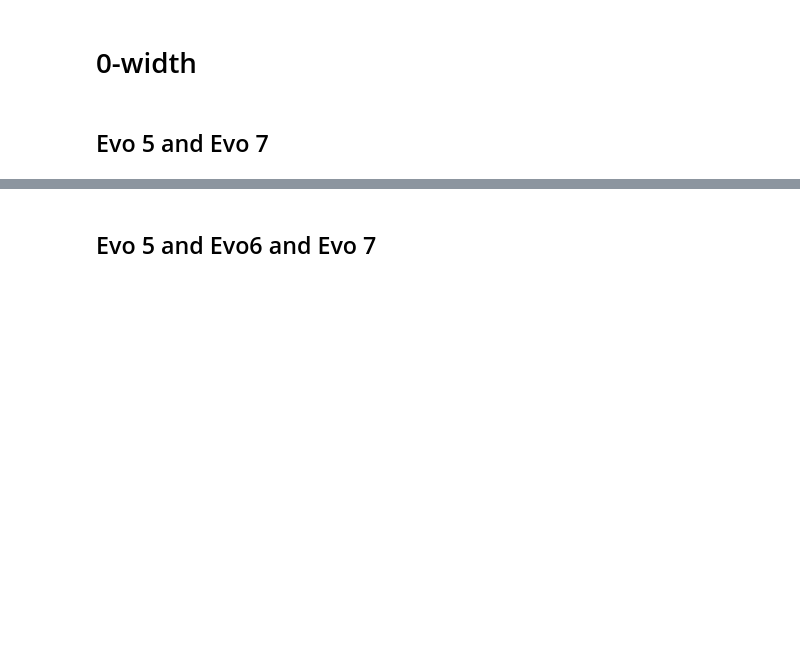
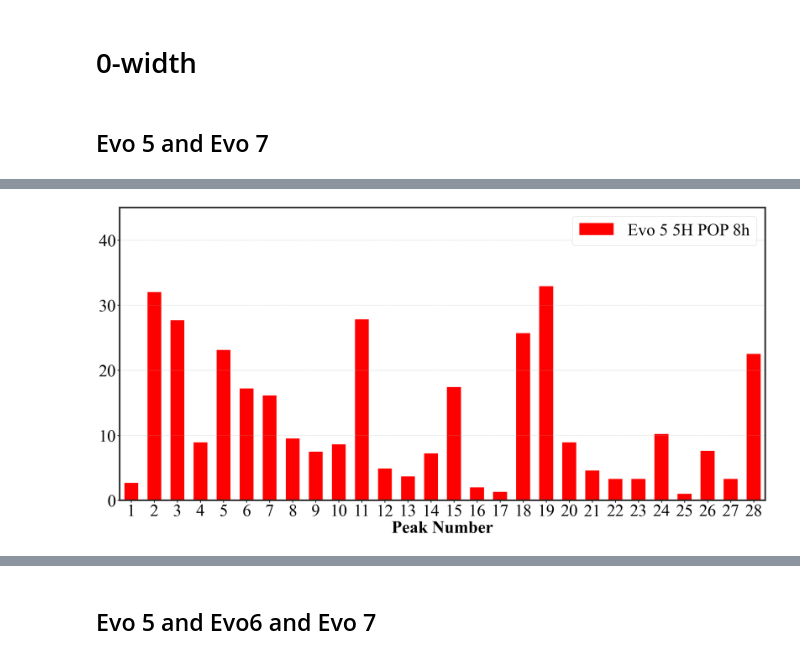
Before and after one commit to felix-mao-1516/plot-for-research-, a Jupyter notebook: 9. bar_figure.ipynb, the cells around one changed output, grey strips where cells are left out. Cells and saved outputs as stored; diff of their text form; code cells hidden in the pictures; blank space fills up the shorter version.

```diff
--- a/9. bar_figure.ipynb
+++ b/9. bar_figure.ipynb
@@ -427,0 +430,82 @@ plt.show()
+# %%
+import matplotlib.pyplot as plt
+import numpy as np
+
+# 数据
+peaks = np.arange(1, 29)
+
+width_evo5 = [
+    2.7 , 32, 27.7, 8.9, 23.1, 17.2, 16.1, 9.5, 7.5, 8.6,
+    27.8, 4.9, 3.7, 7.2, 17.4, 2, 1.3, 25.7, 32.9, 8.9,
+    4.6, 3.3, 3.3, 10.2, 1, 7.6, 3.3, 22.5
+]
+
+width_evo7 = [
+    0, 23.2, 17.5, 0, 0, 12.2, 9.2, 0, 6.6, 2.6,
+    11.3, 0, 0, 0, 12.5, 0, 0, 4.6, 9.9, 4,
+    3.3, 3, 0, 5.9, 0, 0, 0, 0
+]
+
+# 统一设置
+figsize = (24, 12)
+bar_width = 0.6
+x = np.arange(len(peaks))
+
+xlim = (-0.5, len(peaks) - 0.5)
+ylim = (0, 45)
+yticks = np.arange(0, 41, 10)
+
+# =========================
+# Evo5
+# =========================
+fig, ax = plt.subplots(figsize=figsize)
+
+ax.bar(
+    x, width_evo5,
+    width=bar_width,
+    label='Evo 5 5H POP 8h',
+    color='red'
+)
+
+ax.set_xticks(x)
+ax.set_xticklabels(peaks)
+ax.set_xlabel('Peak Number')
+# ax.set_ylabel('0-width, ft')
+ax.set_xlim(xlim)
+ax.set_ylim(ylim)
+ax.set_yticks(yticks)
+ax.legend()
+ax.grid(axis='y', linestyle='--', alpha=0.7)
+
+plt.tight_layout()
+
+plt.show()
+
+
+# =========================
+# Evo7
+# =========================
+fig, ax = plt.subplots(figsize=figsize)
+
+ax.bar(
+    x, width_evo7,
+    width=bar_width,
+    label='Evo 7 5H Flowback 8h',
+    color="#0000FF"
+)
+
+ax.set_xticks(x)
+ax.set_xticklabels(peaks)
+ax.set_xlabel('Peak Number')
+# ax.set_ylabel('0-width, ft')
+ax.set_xlim(xlim)
+ax.set_ylim(ylim)
+ax.set_yticks(yticks)
+ax.legend()
+ax.grid(axis='y', linestyle='--', alpha=0.7)
+
+plt.tight_layout()
+
+plt.show()
+# %% [output]
+[figure, added]
```
Also changed, not shown: parts of 16 cells of this notebook, 21 other files.
